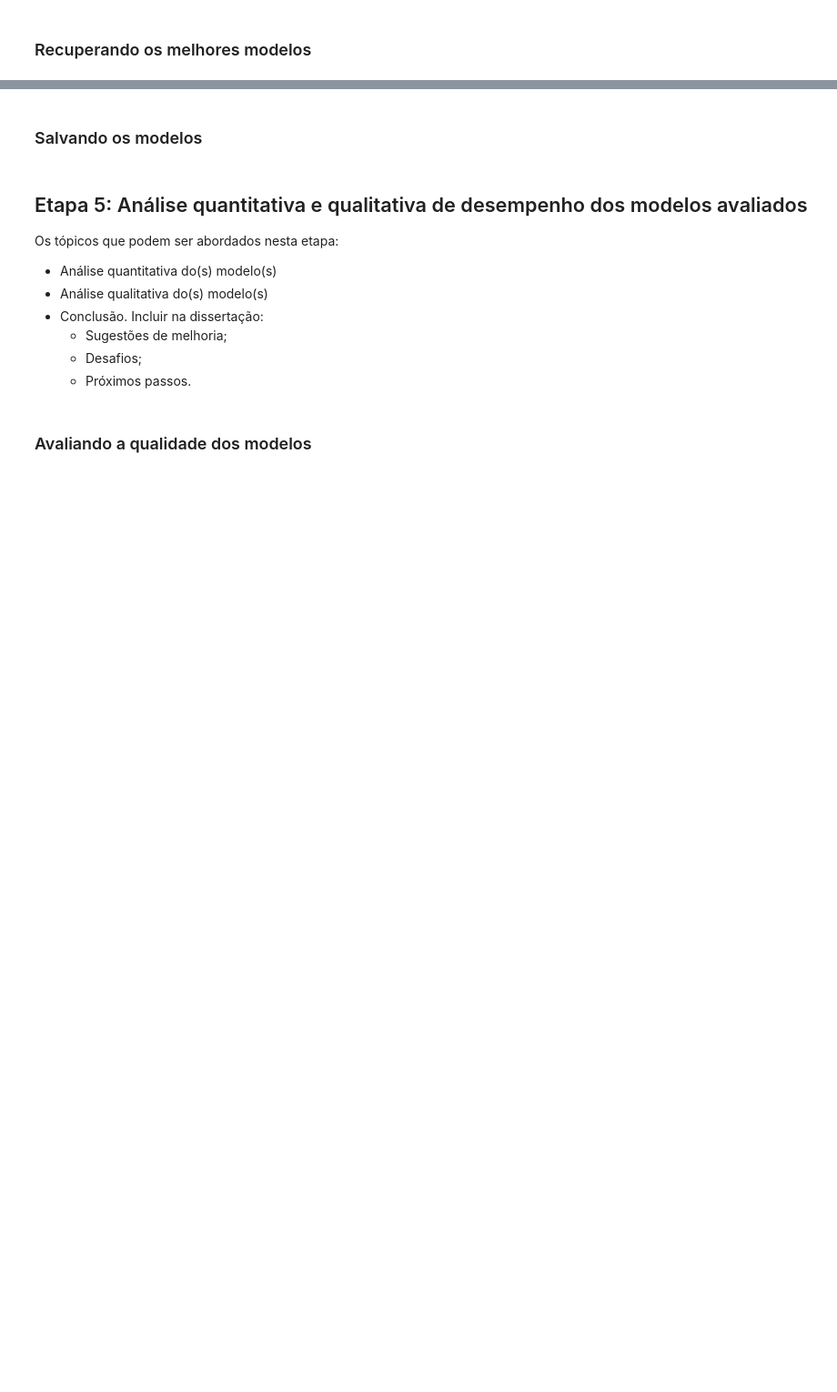
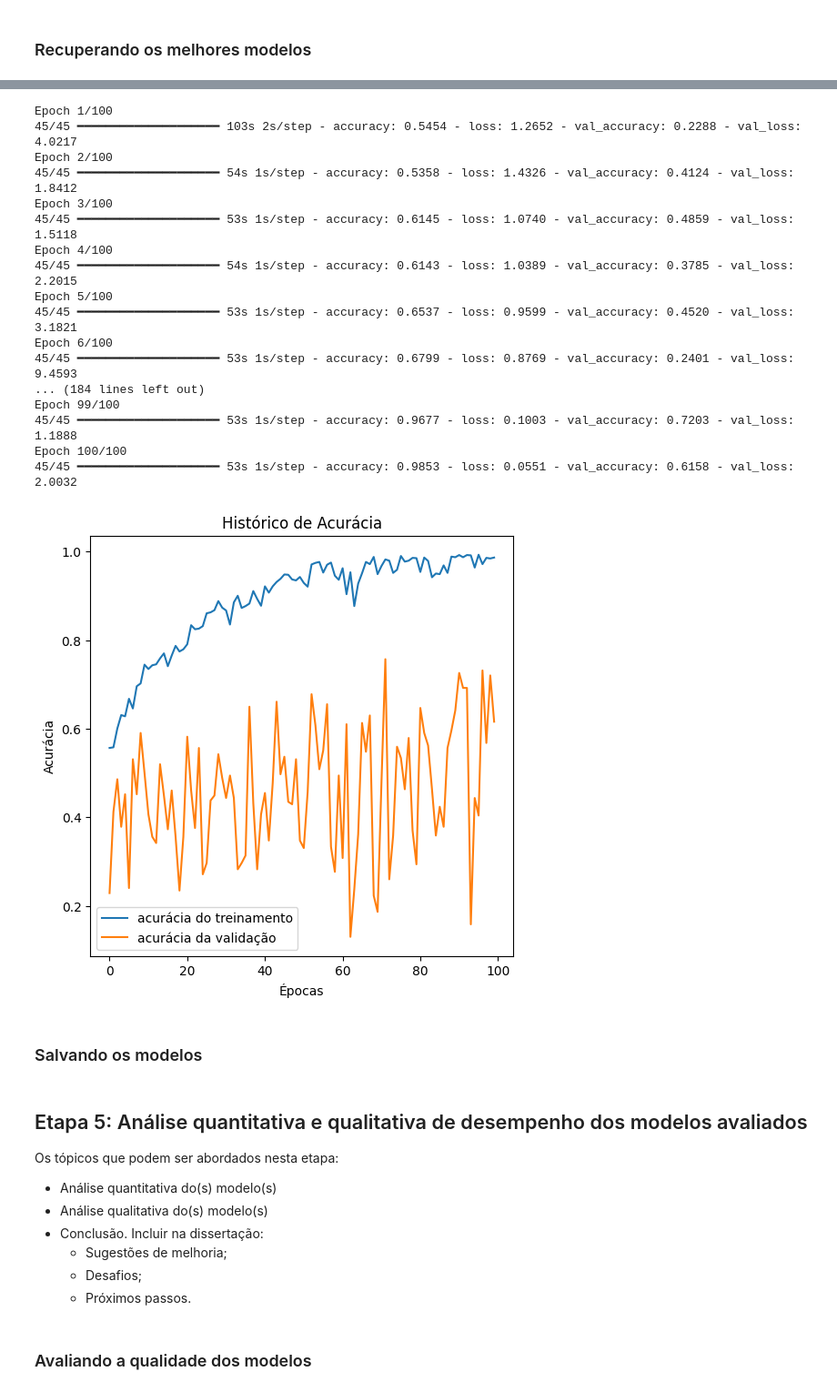
Before and after one commit to uea-geral/rna-garbage-classification, a Jupyter notebook: notebook/[RNA]_Domestic_Garbage_Classification.ipynb, the cells around one changed output, grey strips where cells are left out. Shown at 91% size. Drawn from its saved outputs; the diff is of its cells as text; code cells hidden in the pictures; blank space fills up the shorter version.

```diff
--- a/notebook/[RNA]_Domestic_Garbage_Classification.ipynb
+++ b/notebook/[RNA]_Domestic_Garbage_Classification.ipynb
@@ -339,3 +492,24 @@ resnet_best_model.summary()
+# %%
+print_history_of_model(resnet_best_model)
+# %% [output]
+Epoch 1/100
+45/45 ━━━━━━━━━━━━━━━━━━━━ 103s 2s/step - accuracy: 0.5454 - loss: 1.2652 - val_accuracy: 0.2288 - val_loss: 4.0217
+Epoch 2/100
+45/45 ━━━━━━━━━━━━━━━━━━━━ 54s 1s/step - accuracy: 0.5358 - loss: 1.4326 - val_accuracy: 0.4124 - val_loss: 1.8412
+Epoch 3/100
+45/45 ━━━━━━━━━━━━━━━━━━━━ 53s 1s/step - accuracy: 0.6145 - loss: 1.0740 - val_accuracy: 0.4859 - val_loss: 1.5118
+Epoch 4/100
+45/45 ━━━━━━━━━━━━━━━━━━━━ 54s 1s/step - accuracy: 0.6143 - loss: 1.0389 - val_accuracy: 0.3785 - val_loss: 2.2015
+Epoch 5/100
+45/45 ━━━━━━━━━━━━━━━━━━━━ 53s 1s/step - accuracy: 0.6537 - loss: 0.9599 - val_accuracy: 0.4520 - val_loss: 3.1821
+Epoch 6/100
+45/45 ━━━━━━━━━━━━━━━━━━━━ 53s 1s/step - accuracy: 0.6799 - loss: 0.8769 - val_accuracy: 0.2401 - val_loss: 9.4593
+... (184 lines left out)
+Epoch 99/100
+45/45 ━━━━━━━━━━━━━━━━━━━━ 53s 1s/step - accuracy: 0.9677 - loss: 0.1003 - val_accuracy: 0.7203 - val_loss: 1.1888
+Epoch 100/100
+45/45 ━━━━━━━━━━━━━━━━━━━━ 53s 1s/step - accuracy: 0.9853 - loss: 0.0551 - val_accuracy: 0.6158 - val_loss: 2.0032
+[figure, added]
 # %% [markdown]
 ### Salvando os modelos
 # %%
```
Also changed, not shown: parts of 24 cells of this notebook.
